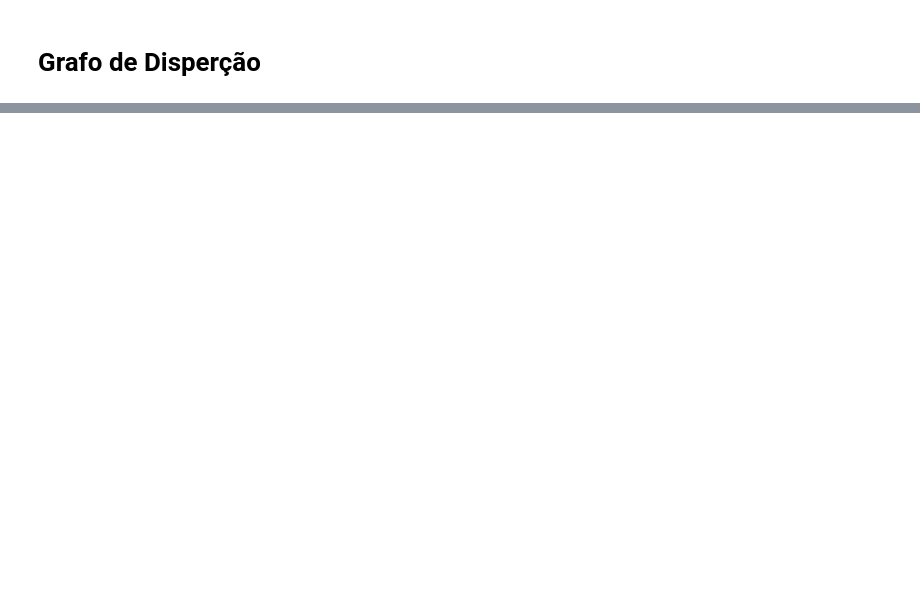
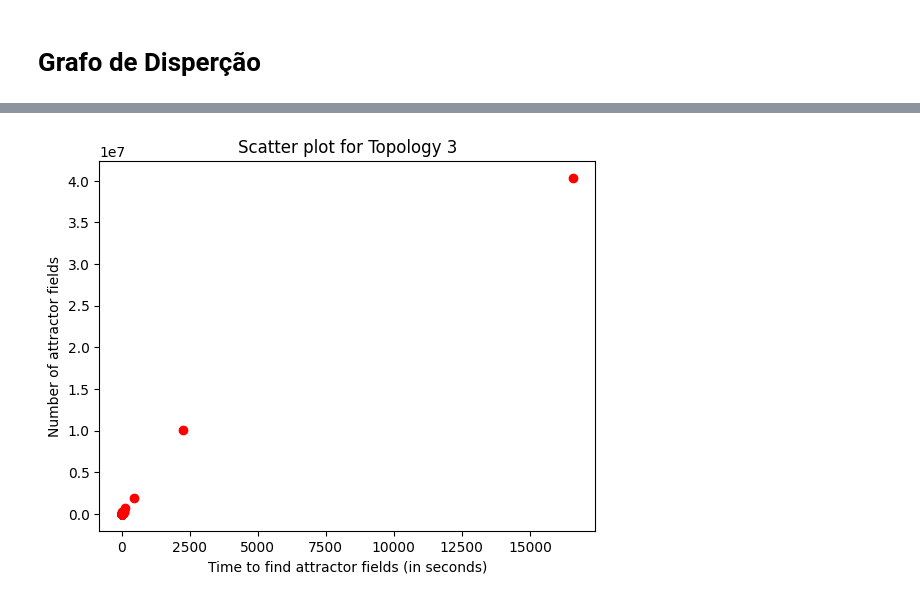
Before and after one commit to crptcusco/cbnetwork, a Jupyter notebook: experiments/structural/3_linear_circle/exp5_aleatory_linear_circle.ipynb, the cells around one changed output, grey strips where cells are left out. Cells and saved outputs as stored; diff of their text form; code cells hidden in the pictures; blank space fills up the shorter version.

```diff
--- a/experiments/structural/3_linear_circle/exp5_aleatory_linear_circle.ipynb
+++ b/experiments/structural/3_linear_circle/exp5_aleatory_linear_circle.ipynb
@@ -275,0 +374,10 @@ df_resume[['linear_attractors_fields', 'circle_attractors_fields']]
+# %%
+# Create a scatter plot for df_topology_3
+plt.scatter(df_topology_3['n_time_find_fields'], df_topology_3['n_attractor_fields'], color='red', label='Topology 3')
+
+plt.xlabel('Time to find attractor fields (in seconds)')
+plt.ylabel('Number of attractor fields')
+plt.title('Scatter plot for Topology 3')
+plt.show()
+# %% [output]
+[figure, added]
```
Also changed, not shown: parts of 14 cells of this notebook.
